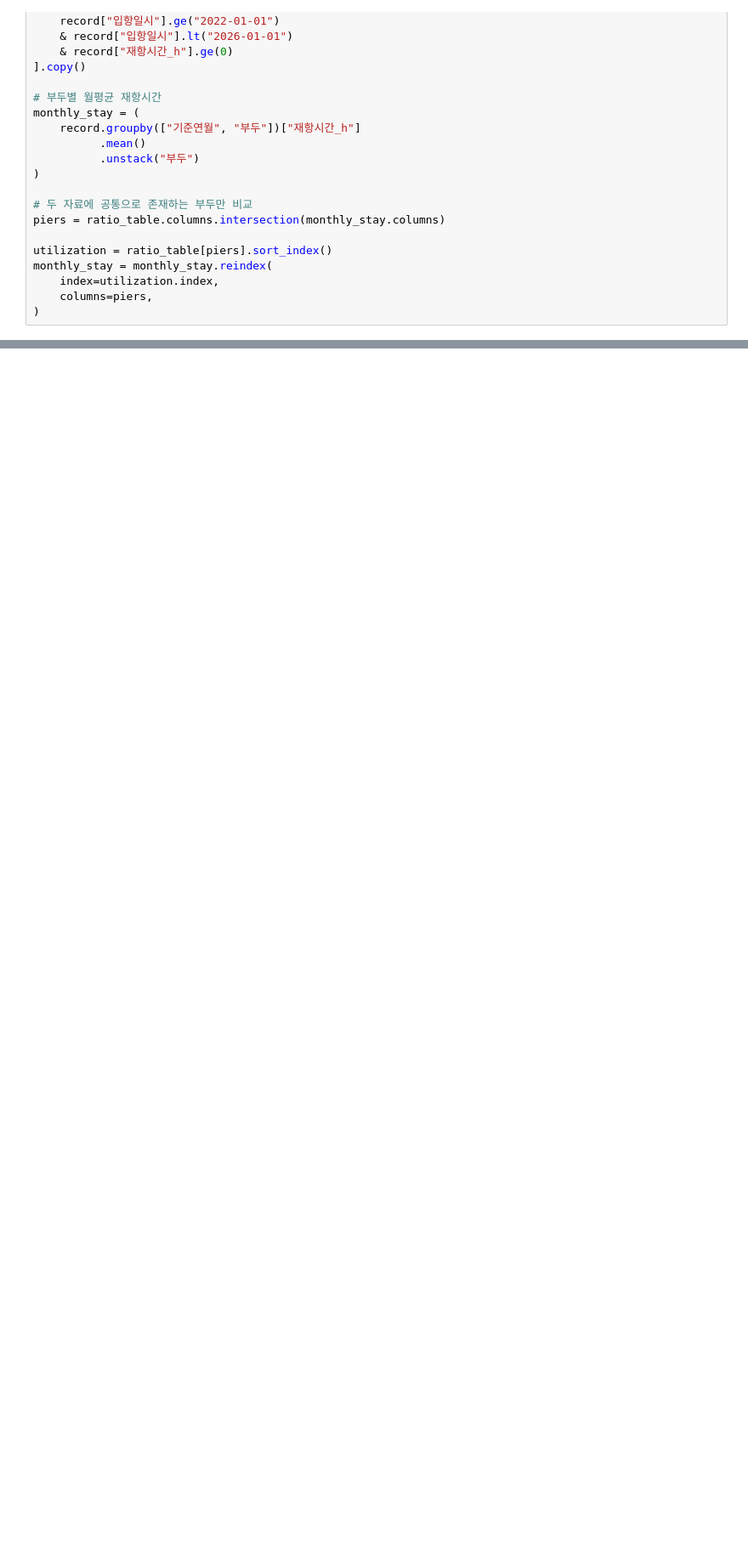
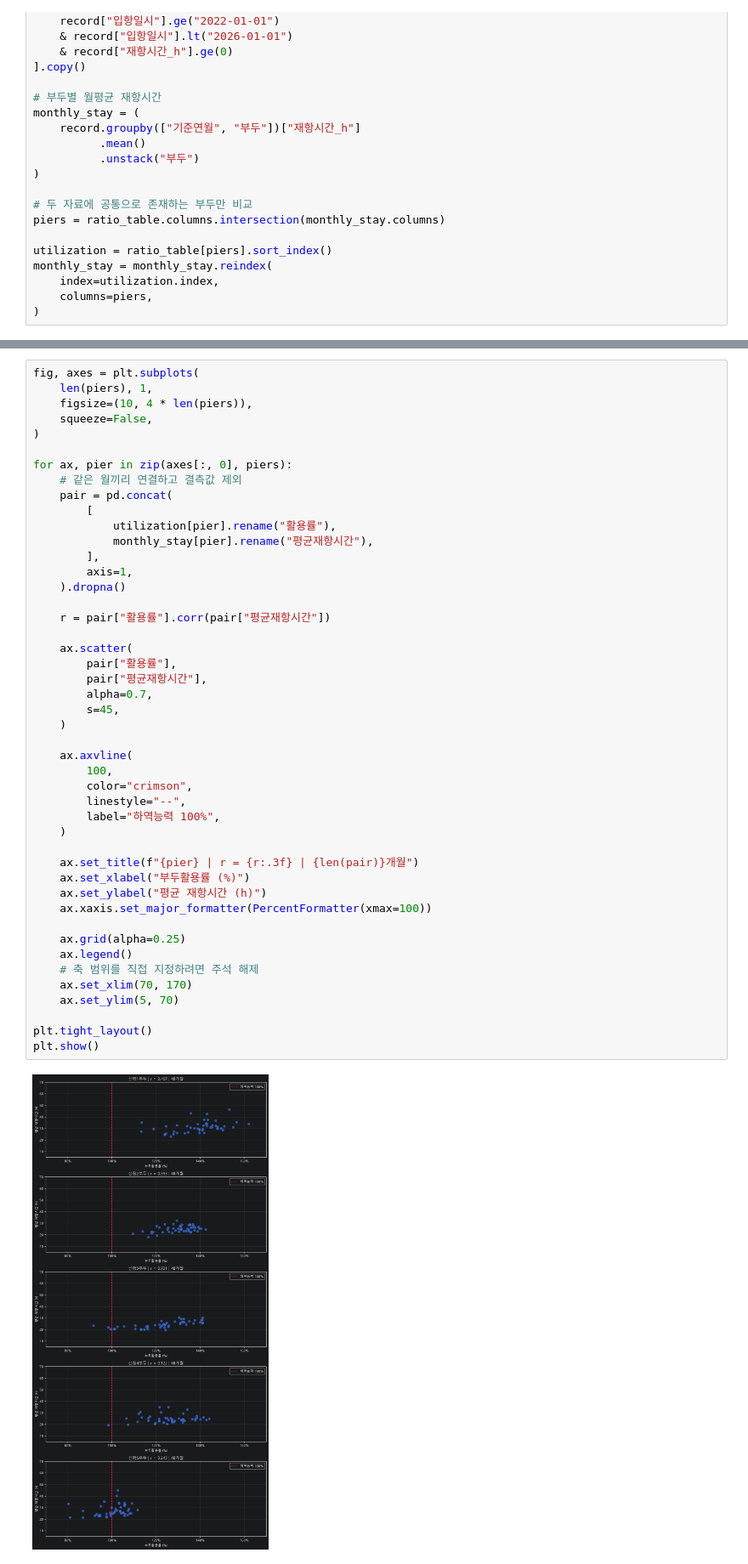
Before and after one commit to BUSAN-IS-SMART/Final_Project, a Jupyter notebook: EDA/EDA-kang.ipynb, the cells around one changed output, grey strips where cells are left out. Shown at 85% size. Drawn from its saved outputs; the diff is of its cells as text; blank space fills up the shorter version.

```diff
--- a/EDA/EDA-kang.ipynb
+++ b/EDA/EDA-kang.ipynb
@@ -479,0 +558,48 @@ plt.show()
+# %%
+fig, axes = plt.subplots(
+    len(piers), 1,
+    figsize=(10, 4 * len(piers)),
+    squeeze=False,
+)
+
+for ax, pier in zip(axes[:, 0], piers):
+    # 같은 월끼리 연결하고 결측값 제외
+    pair = pd.concat(
+        [
+            utilization[pier].rename("활용률"),
+            monthly_stay[pier].rename("평균재항시간"),
+        ],
+        axis=1,
+    ).dropna()
+
+    r = pair["활용률"].corr(pair["평균재항시간"])
+
+    ax.scatter(
+        pair["활용률"],
+        pair["평균재항시간"],
+        alpha=0.7,
+        s=45,
+    )
+
+    ax.axvline(
+        100,
+        color="crimson",
+        linestyle="--",
+        label="하역능력 100%",
+    )
+
+    ax.set_title(f"{pier} | r = {r:.3f} | {len(pair)}개월")
+    ax.set_xlabel("부두활용률 (%)")
+    ax.set_ylabel("평균 재항시간 (h)")
+    ax.xaxis.set_major_formatter(PercentFormatter(xmax=100))
+
+    ax.grid(alpha=0.25)
+    ax.legend()
+    # 축 범위를 직접 지정하려면 주석 해제
+    ax.set_xlim(70, 170)
+    ax.set_ylim(5, 70)
+
+plt.tight_layout()
+plt.show()
+# %% [output]
+[figure, new version]
```
Also changed, not shown: parts of 3 cells of this notebook, 2 other files.
